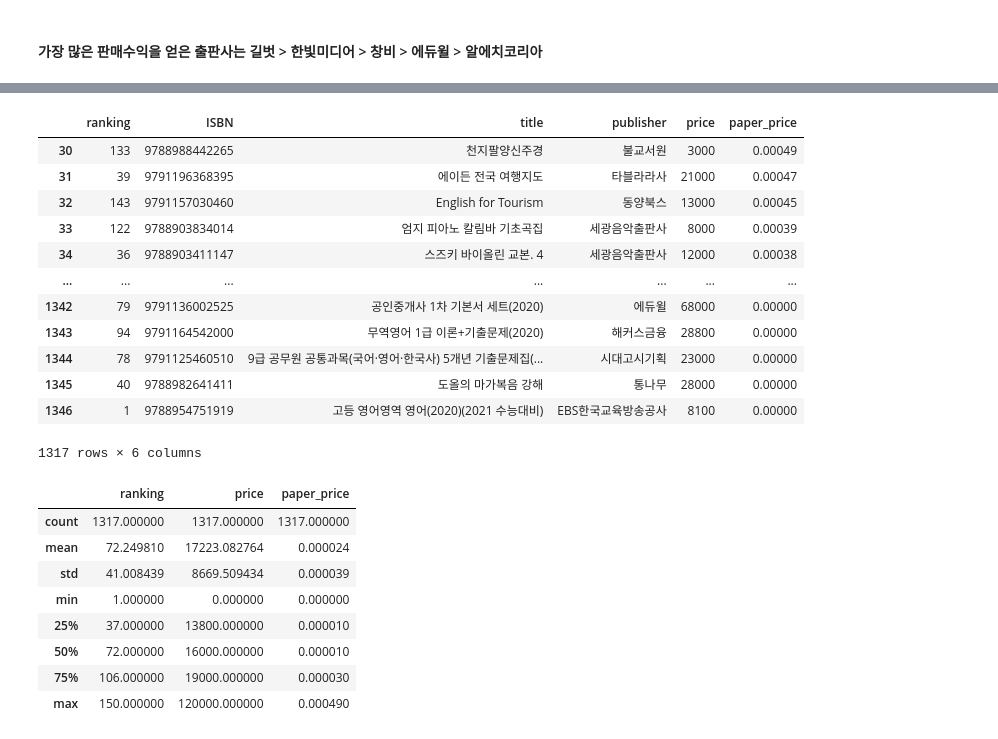
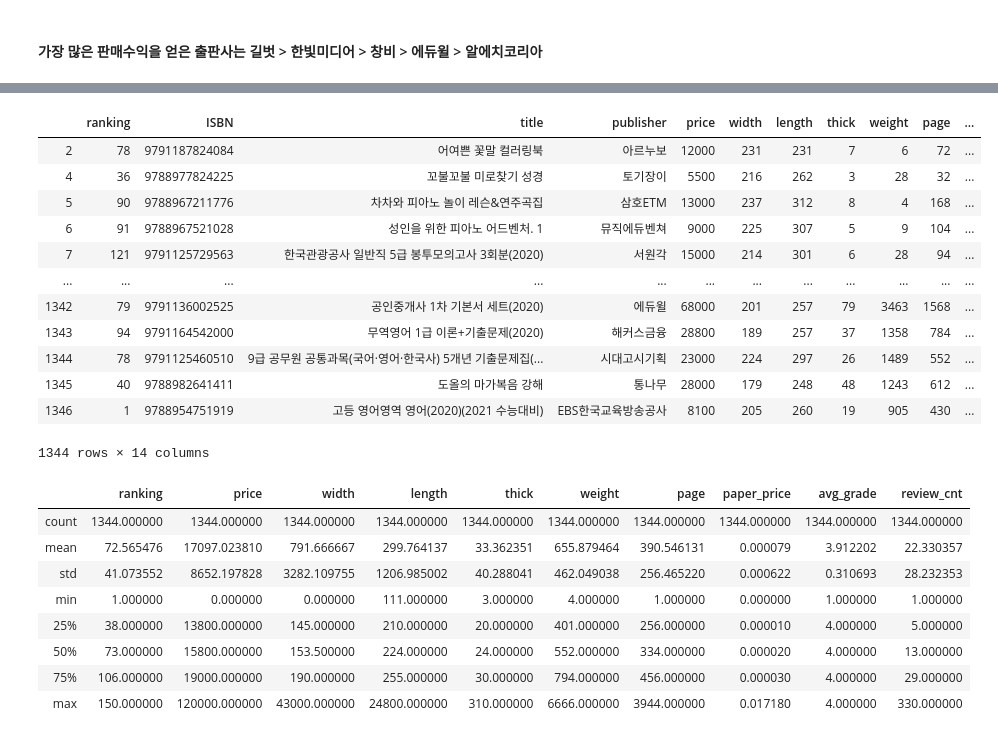
Before and after one commit to shinevol53/TIL, a Jupyter notebook: sql/SQL06_Kyobo_Data.ipynb, the cells around one changed output, grey strips where cells are left out. Drawn from its saved outputs; the diff is of its cells as text; code cells hidden in the pictures.

```diff
--- a/sql/SQL06_Kyobo_Data.ipynb
+++ b/sql/SQL06_Kyobo_Data.ipynb
@@ -173,7 +173,7 @@ sns.barplot(x='publisher', y='leverage', data=df)
 #### 가장 많은 판매수익을 얻은 출판사는 길벗 > 한빛미디어 > 창비 > 에듀윌 > 알에치코리아
 # %%
 Query = """
-    Select ranking, ISBN, title, publisher, price, round(price/(length*thick*weight*page), 5) as paper_price
+    Select ranking, ISBN, title, publisher, price, width, length,thick, weight, page, round(price/(length*thick*weight*page), 5) as paper_price, avg_grade, review_cnt
     From book_concat
     Order by paper_price DESC
 
@@ -181,6 +181,6 @@ Query = """
 """
 # %%
 df = pd.read_sql(Query, db)
-df = df[30:]
+#df = df[30:]
 df
 # %% [output]
@@ -199,0 +205,18 @@ df
+# %%
+import warnings
+warnings.filterwarnings(action='ignore')
+
+# max, 이상치 삭제
+df['error'] = ""
+
+for i in range(len(df)):
+    if df['paper_price'][i] == 0.34783:
+        df['error'][i] =  'Y'
+    elif df['paper_price'][i] == 0.02540:
+        df['error'][i] =  'Y'
+    elif df['paper_price'][i] == 0.00953:
+        df['error'][i] =  'Y'
+    else:
+        df['error'][i] = 'N'
+
+df
@@ -200 +237,3 @@ df
+# %%
+df2 = df[df['error'] == 'N']
 # %%
@@ -209,30 +256,30 @@ paper_price    160
 dtype: int64
 # %%
-df2 = df.dropna(axis=0)
-df2
+df3 = df2.dropna(axis=0)
+df3
 # %% [output]
-|  | ranking | ISBN | title | publisher | price | paper_price |
-| 30 | 133 | 9788988442265 | 천지팔양신주경 | 불교서원 | 3000 | 0.00049 |
-| 31 | 39 | 9791196368395 | 에이든 전국 여행지도 | 타블라라사 | 21000 | 0.00047 |
-| 32 | 143 | 9791157030460 | English for Tourism | 동양북스 | 13000 | 0.00045 |
-| 33 | 122 | 9788903834014 | 엄지 피아노 칼림바 기초곡집 | 세광음악출판사 | 8000 | 0.00039 |
-| 34 | 36 | 9788903411147 | 스즈키 바이올린 교본. 4 | 세광음악출판사 | 12000 | 0.00038 |
-| ... | ... | ... | ... | ... | ... | ... |
-| 1342 | 79 | 9791136002525 | 공인중개사 1차 기본서 세트(2020) | 에듀윌 | 68000 | 0.00000 |
-| 1343 | 94 | 9791164542000 | 무역영어 1급 이론+기출문제(2020) | 해커스금융 | 28800 | 0.00000 |
-| 1344 | 78 | 9791125460510 | 9급 공무원 공통과목(국어·영어·한국사) 5개년 기출문제집(... | 시대고시기획 | 23000 | 0.00000 |
-| 1345 | 40 | 9788982641411 | 도올의 마가복음 강해 | 통나무 | 28000 | 0.00000 |
-| 1346 | 1 | 9788954751919 | 고등 영어영역 영어(2020)(2021 수능대비) | EBS한국교육방송공사 | 8100 | 0.00000 |
+|  | ranking | ISBN | title | publisher | price | width | length | thick | weight | page | ... |
+| 2 | 78 | 9791187824084 | 어여쁜 꽃말 컬러링북 | 아르누보 | 12000 | 231 | 231 | 7 | 6 | 72 | ... |
+| 4 | 36 | 9788977824225 | 꼬불꼬불 미로찾기 성경 | 토기장이 | 5500 | 216 | 262 | 3 | 28 | 32 | ... |
+| 5 | 90 | 9788967211776 | 차차와 피아노 놀이 레슨&연주곡집 | 삼호ETM | 13000 | 237 | 312 | 8 | 4 | 168 | ... |
+| 6 | 91 | 9788967521028 | 성인을 위한 피아노 어드벤처. 1 | 뮤직에듀벤쳐 | 9000 | 225 | 307 | 5 | 9 | 104 | ... |
+| 7 | 121 | 9791125729563 | 한국관광공사 일반직 5급 봉투모의고사 3회분(2020) | 서원각 | 15000 | 214 | 301 | 6 | 28 | 94 | ... |
+| ... | ... | ... | ... | ... | ... | ... | ... | ... | ... | ... | ... |
+| 1342 | 79 | 9791136002525 | 공인중개사 1차 기본서 세트(2020) | 에듀윌 | 68000 | 201 | 257 | 79 | 3463 | 1568 | ... |
+| 1343 | 94 | 9791164542000 | 무역영어 1급 이론+기출문제(2020) | 해커스금융 | 28800 | 189 | 257 | 37 | 1358 | 784 | ... |
+| 1344 | 78 | 9791125460510 | 9급 공무원 공통과목(국어·영어·한국사) 5개년 기출문제집(... | 시대고시기획 | 23000 | 224 | 297 | 26 | 1489 | 552 | ... |
+| 1345 | 40 | 9788982641411 | 도올의 마가복음 강해 | 통나무 | 28000 | 179 | 248 | 48 | 1243 | 612 | ... |
+| 1346 | 1 | 9788954751919 | 고등 영어영역 영어(2020)(2021 수능대비) | EBS한국교육방송공사 | 8100 | 205 | 260 | 19 | 905 | 430 | ... |
-1317 rows × 6 columns
+1344 rows × 14 columns
 # %%
-df2.describe()
+df3.describe()
 # %% [output]
-|  | ranking | price | paper_price |
-| count | 1317.000000 | 1317.000000 | 1317.000000 |
-| mean | 72.249810 | 17223.082764 | 0.000024 |
-| std | 41.008439 | 8669.509434 | 0.000039 |
-| min | 1.000000 | 0.000000 | 0.000000 |
-| 25% | 37.000000 | 13800.000000 | 0.000010 |
-| 50% | 72.000000 | 16000.000000 | 0.000010 |
-| 75% | 106.000000 | 19000.000000 | 0.000030 |
-| max | 150.000000 | 120000.000000 | 0.000490 |
+|  | ranking | price | width | length | thick | weight | page | paper_price | avg_grade | review_cnt |
+| count | 1344.000000 | 1344.000000 | 1344.000000 | 1344.000000 | 1344.000000 | 1344.000000 | 1344.000000 | 1344.000000 | 1344.000000 | 1344.000000 |
+| mean | 72.565476 | 17097.023810 | 791.666667 | 299.764137 | 33.362351 | 655.879464 | 390.546131 | 0.000079 | 3.912202 | 22.330357 |
+| std | 41.073552 | 8652.197828 | 3282.109755 | 1206.985002 | 40.288041 | 462.049038 | 256.465220 | 0.000622 | 0.310693 | 28.232353 |
+| min | 1.000000 | 0.000000 | 0.000000 | 111.000000 | 3.000000 | 4.000000 | 1.000000 | 0.000000 | 1.000000 | 1.000000 |
+| 25% | 38.000000 | 13800.000000 | 145.000000 | 210.000000 | 20.000000 | 401.000000 | 256.000000 | 0.000010 | 4.000000 | 5.000000 |
+| 50% | 73.000000 | 15800.000000 | 153.500000 | 224.000000 | 24.000000 | 552.000000 | 334.000000 | 0.000020 | 4.000000 | 13.000000 |
+| 75% | 106.000000 | 19000.000000 | 190.000000 | 255.000000 | 30.000000 | 794.000000 | 456.000000 | 0.000030 | 4.000000 | 29.000000 |
+| max | 150.000000 | 120000.000000 | 43000.000000 | 24800.000000 | 310.000000 | 6666.000000 | 3944.000000 | 0.017180 | 4.000000 | 330.000000 |
```
Also changed, not shown: parts of 16 cells of this notebook.
